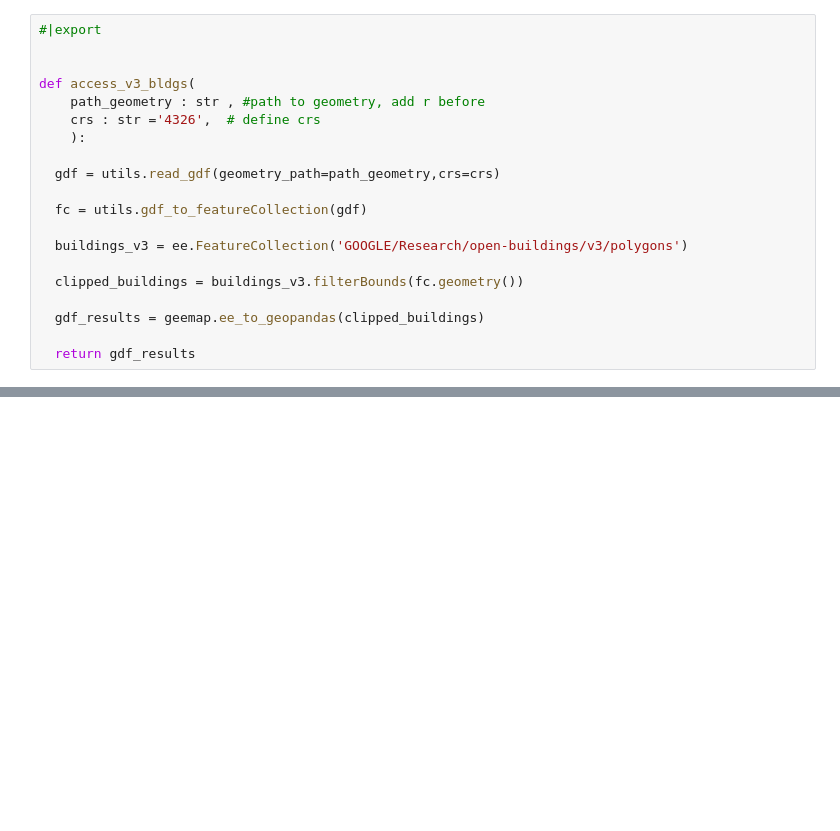
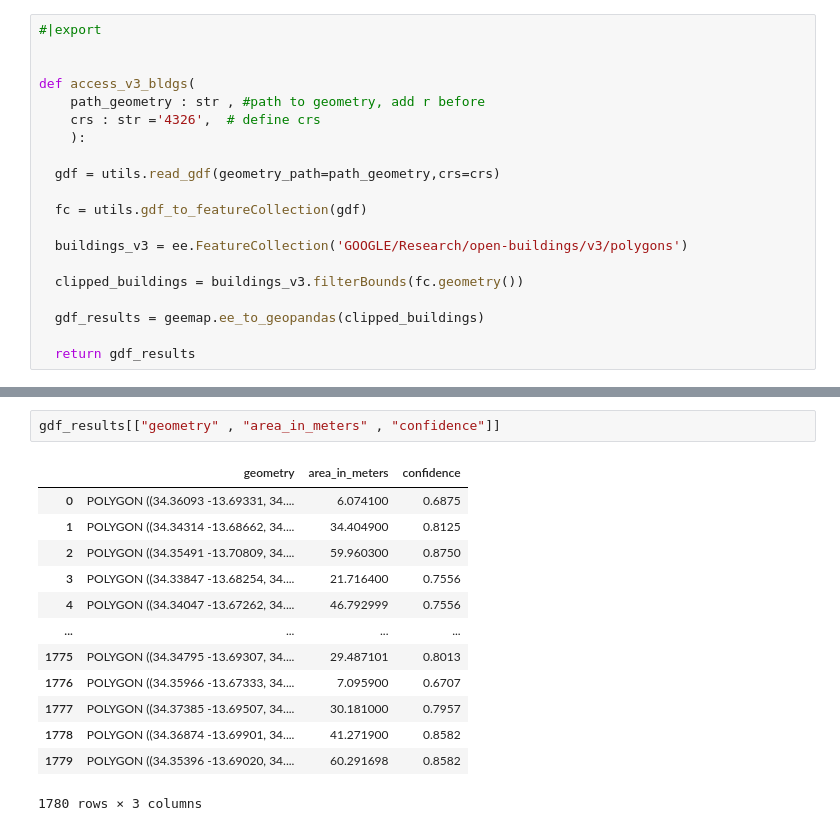
Before and after one commit to reutkeller/gee_projects, a Jupyter notebook: nbs/satellite_data/bldgs.ipynb, the cells around one changed output, grey strips where cells are left out. Cells and saved outputs as stored; diff of their text form; blank space fills up the shorter version.

```diff
--- a/nbs/satellite_data/bldgs.ipynb
+++ b/nbs/satellite_data/bldgs.ipynb
@@ -49,0 +54,16 @@ access_v3_bldgs(path_geometry= r"D:\projects\tembo\geometry\malawiTest.gpkg")
+# %%
+gdf_results[["geometry" , "area_in_meters" , "confidence"]]
+# %% [output]
+|  | geometry | area_in_meters | confidence |
+| 0 | POLYGON ((34.36093 -13.69331, 34.... | 6.074100 | 0.6875 |
+| 1 | POLYGON ((34.34314 -13.68662, 34.... | 34.404900 | 0.8125 |
+| 2 | POLYGON ((34.35491 -13.70809, 34.... | 59.960300 | 0.8750 |
+| 3 | POLYGON ((34.33847 -13.68254, 34.... | 21.716400 | 0.7556 |
+| 4 | POLYGON ((34.34047 -13.67262, 34.... | 46.792999 | 0.7556 |
+| ... | ... | ... | ... |
+| 1775 | POLYGON ((34.34795 -13.69307, 34.... | 29.487101 | 0.8013 |
+| 1776 | POLYGON ((34.35966 -13.67333, 34.... | 7.095900 | 0.6707 |
+| 1777 | POLYGON ((34.37385 -13.69507, 34.... | 30.181000 | 0.7957 |
+| 1778 | POLYGON ((34.36874 -13.69901, 34.... | 41.271900 | 0.8582 |
+| 1779 | POLYGON ((34.35396 -13.69020, 34.... | 60.291698 | 0.8582 |
+1780 rows × 3 columns
```
Also changed, not shown: parts of 2 cells of this notebook.
